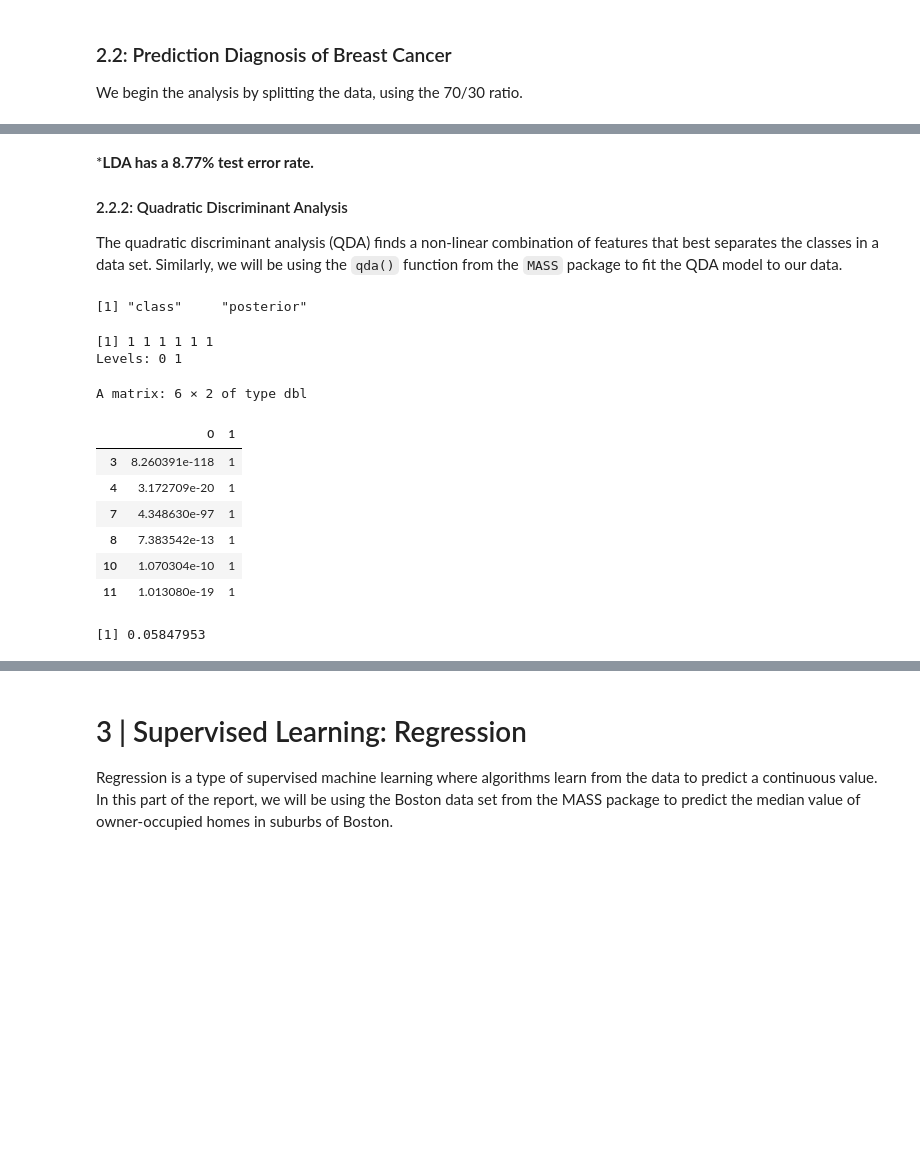
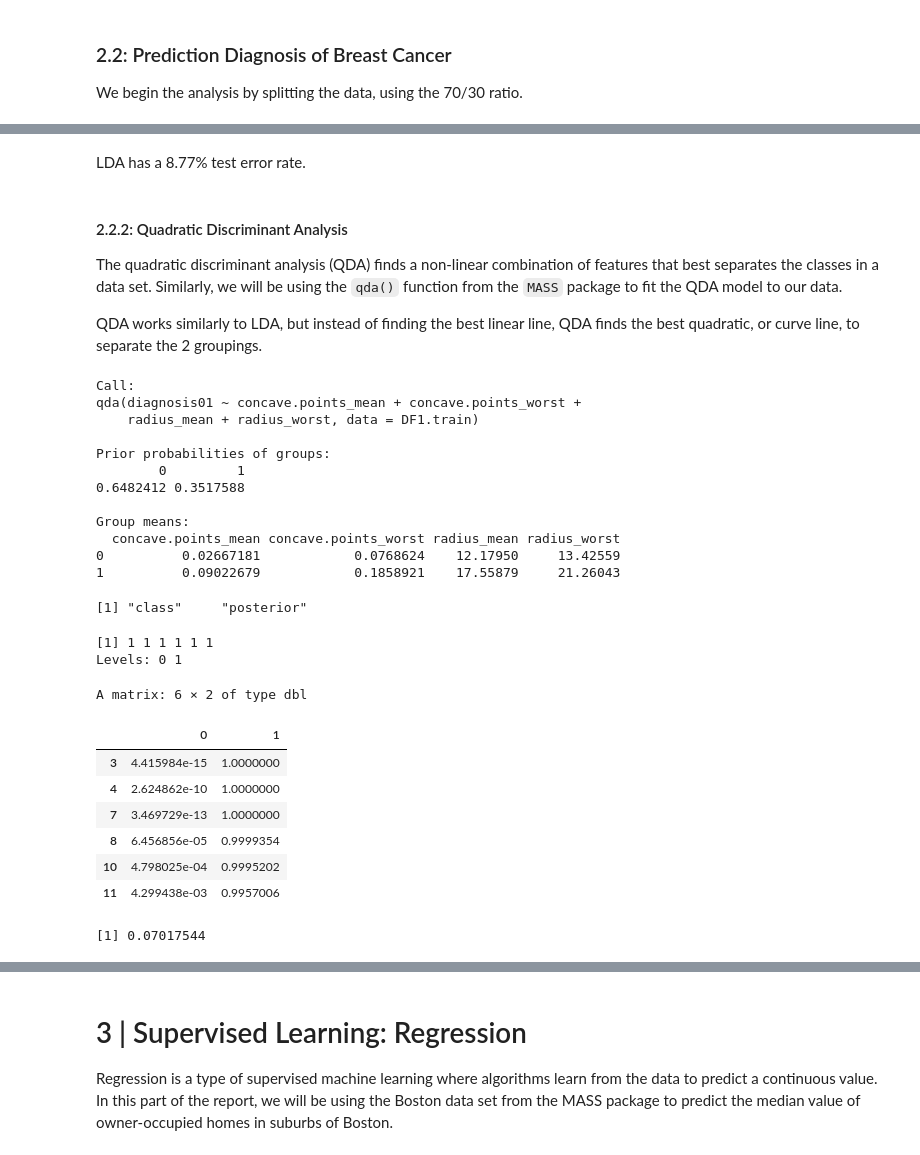
Before and after one commit to nuraishasb/supervisedML, a Jupyter notebook: R_supervisedML.ipynb, the cells around one changed output, grey strips where cells are left out. Saved outputs shown, nothing was run; the diff lists cells and outputs as text; code cells hidden in the pictures; blank space fills up the shorter version.

```diff
--- a/R_supervisedML.ipynb
+++ b/R_supervisedML.ipynb
@@ -47,10 +66,9 @@ str(BreastCancer)
 # %% [markdown]
 Variable `X` is redundant as it does not contain any valuable information hence we remove it. The `is.na()` function checks the NA field in a data frame. We take the sum of the function to find the total number of NA values in our data set, which is 0.
 # %%
-#removing column `X`
-BC <- BreastCancer[,-33]
-
-#Finding if there are NA values
+#removing columns
+BC <- data[-c(1,33)]
+#finding if there are NA values
 sum(is.na(BC))
 # %% [output]
 [1] 0
@@ -96,2 +95,11 @@ results
 # %% [markdown]
 Possible values of the correlation coefficient range from -1 to +1, with -1 indicating a perfectly linear negative, and +1 indicating a perfectly linear positive correlation. A correlation coefficient close to 0 suggests little, if any, correlation. The other features seem most likely to be useful in predicting `diagnosis01` are: radius_mean, perimeter_mean, area_mean, concave.points_mean, radius_worst, perimeter_worst, area_worst, and concave.points_worst.
+# %%
+#finding multicollinearity between independent variables
+df <- BC[,c("radius_mean","perimeter_mean","area_mean", "concave.points_mean", "radius_worst", "perimeter_worst", "area_worst", "concave.points_worst", "diagnosis01")]
+
+# Calculate the correlation matrix
+cor_matrix <- cor(df)
+install.packages("corrplot")
+library(corrplot)
+corrplot(cor_matrix, method="color")
@@ -98,3 +116,5 @@ Possible values of the correlation coefficient range from -1 to +1, with -1 indi
+# %%
+DF1 <- df[,c("radius_mean", "concave.points_mean", "radius_worst", "concave.points_worst", "diagnosis01")]
 # %% [markdown]
 ### 2.2: Prediction Diagnosis of Breast Cancer
 
@@ -104,15 +124,15 @@ We begin the analysis by splitting the data, using the 70/30 ratio.
 set.seed(13)
 
 #taking 70% of the data for training
-train.size <-  nrow(BC) * 0.7
+train.size <-  nrow(DF1) * 0.7
 
 #taking a sample of the total rows by the number of train.size
-train <-  sample(1:nrow(BC), train.size) #sample of the rows of the training set
+train <-  sample(1:nrow(DF1), train.size) #sample of the rows of the training set
 test <-  -train #the other 30% for test - this is done by indexing.
 
 #subsetting the data set by the train and test rows respectively
-BC.train <-  BC[train, ]
-BC.test <-  BC[test, ]
+DF1.train <-  DF1[train, ]
+DF1.test <-  DF1[test, ]
 diagnosis01.test <-  diagnosis01[test]
 # %% [markdown]
 #### 2.2.1: Linear Discriminant Analysis
@@ -180,36 +208,50 @@ A matrix: 6 × 1 of type dbl
+# %% [markdown]
+LDA has a 8.77% test error rate.
 # %% [markdown]
-***LDA has a 8.77% test error rate.**
-
 #### 2.2.2: Quadratic Discriminant Analysis
 
 The quadratic discriminant analysis (QDA) finds a non-linear combination of features that best separates the classes in a data set. Similarly, we will be using the `qda()` function from the `MASS` package to fit the QDA model to our data.
+
+QDA works similarly to LDA, but instead of finding the best linear line, QDA finds the best quadratic, or curve line, to separate the 2 groupings.
 # %%
 # learn the model
-qda.fit <-  qda(diagnosis01 ~ radius_mean + perimeter_mean + area_mean + concave.points_mean + radius_worst
-                + perimeter_worst + area_worst + concave.points_worst,
-                data = BC.train)
+qda.fit <-  qda(diagnosis01 ~ concave.points_mean + concave.points_worst + radius_mean + radius_worst,
+                data = DF1.train)
+
+qda.fit #view model output
 
 # form the prediction on test set
-qda.pred <-  predict(qda.fit, BC.test)
+qda.pred <-  predict(qda.fit, DF1.test)
 names(qda.pred)
 head(qda.pred$class) #view predicted class for first six observations in test set
 head(qda.pred$posterior) #view posterior probabilities for first six observations in test set
 
-
-#compute estimate of test error.
+#compute estimate of test error
 #mean where prediction does not match the real value
 mean(qda.pred$class != diagnosis01.test)
 QDAMER <- mean(qda.pred$class != diagnosis01.test)
 # %% [output]
-[1] "class"     "posterior"
+Call:
+qda(diagnosis01 ~ concave.points_mean + concave.points_worst +
+    radius_mean + radius_worst, data = DF1.train)
+
+Prior probabilities of groups:
+        0         1
+0.6482412 0.3517588
+
+Group means:
+  concave.points_mean concave.points_worst radius_mean radius_worst
+0          0.02667181            0.0768624    12.17950     13.42559
+1          0.09022679            0.1858921    17.55879     21.26043
-[1] 1 1 1 1 1 1
-Levels: 0 1
+[1] "class"     "posterior"
-A matrix: 6 × 2 of type dbl
+[1] 1 1 1 1 1 1
+Levels: 0 1
+A matrix: 6 × 2 of type dbl
 |  | 0 | 1 |
-| 3 | 8.260391e-118 | 1 |
-| 4 | 3.172709e-20 | 1 |
-| 7 | 4.348630e-97 | 1 |
-| 8 | 7.383542e-13 | 1 |
-| 10 | 1.070304e-10 | 1 |
-| 11 | 1.013080e-19 | 1 |
+| 3 | 4.415984e-15 | 1.0000000 |
+| 4 | 2.624862e-10 | 1.0000000 |
+| 7 | 3.469729e-13 | 1.0000000 |
+| 8 | 6.456856e-05 | 0.9999354 |
+| 10 | 4.798025e-04 | 0.9995202 |
+| 11 | 4.299438e-03 | 0.9957006 |
-[1] 0.05847953
+[1] 0.07017544
```
Also changed, not shown: parts of 40 cells of this notebook.
